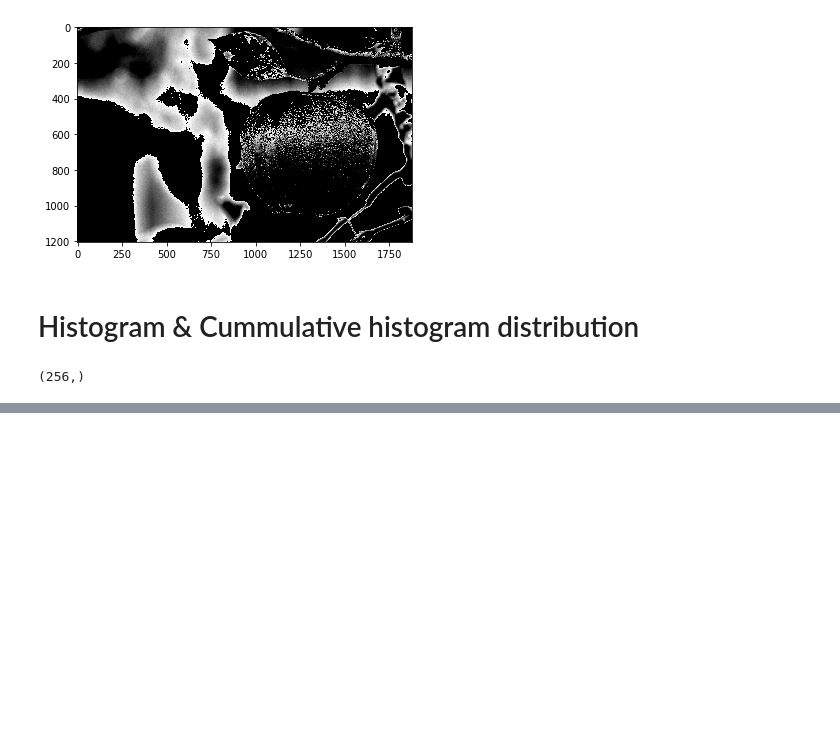
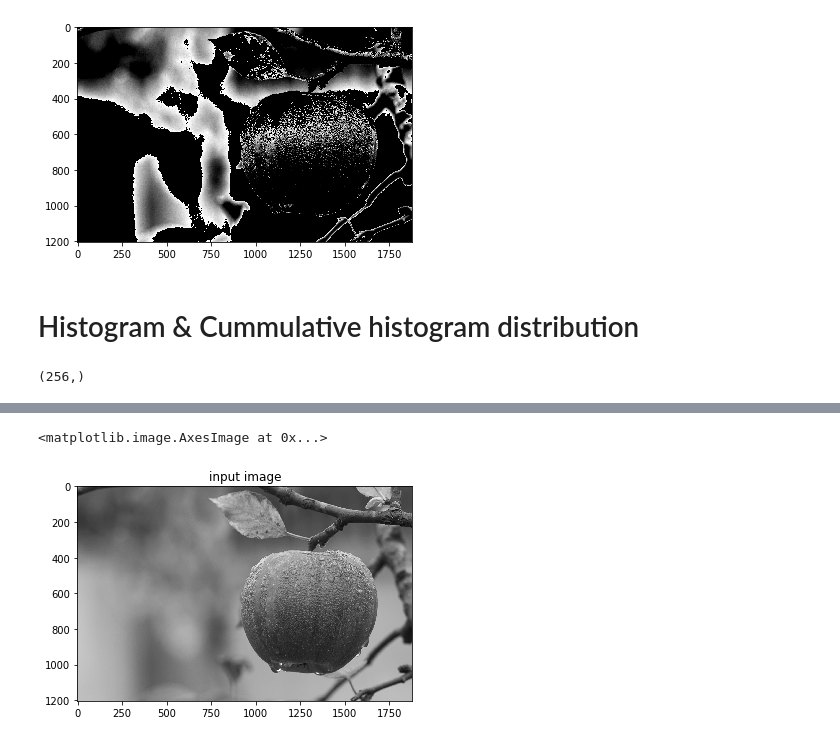
Before and after one commit to Dinesh-Adhithya-H/Digital-Image-Processing, a Jupyter notebook: Python/Digital Image Processing_1.ipynb, the cells around one changed output, grey strips where cells are left out. Cells and saved outputs as stored; diff of their text form; code cells hidden in the pictures; blank space fills up the shorter version.

```diff
--- a/Python/Digital Image Processing_1.ipynb
+++ b/Python/Digital Image Processing_1.ipynb
@@ -114,0 +142,6 @@ plt.bar(x,cdf)
+# %%
+plt.title("input image")
+plt.imshow(gray,cmap="gray")
+# %% [output]
+<matplotlib.image.AxesImage at 0x...>
+[figure, added]
```
Also changed, not shown: parts of 18 cells of this notebook.
